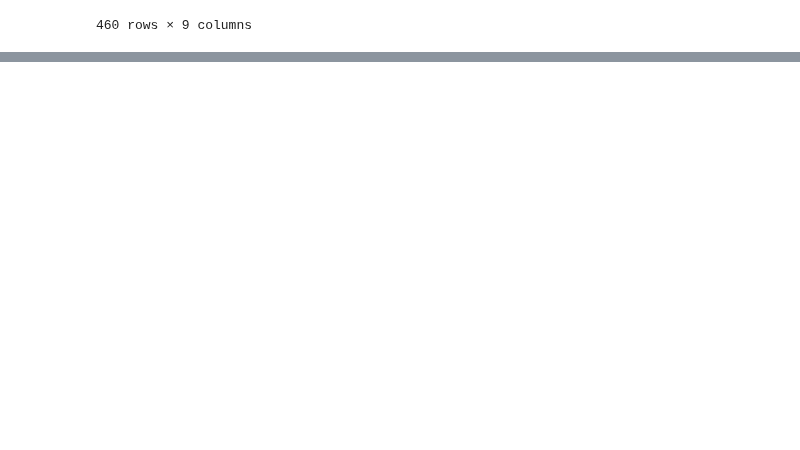
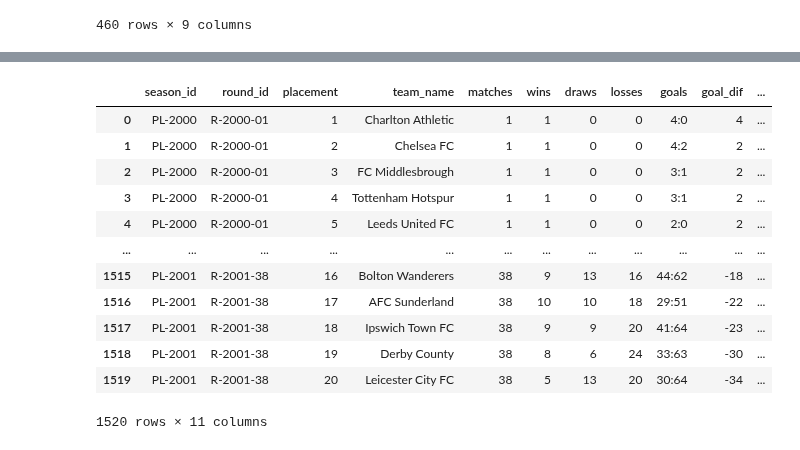
Before and after one commit to DaviGriebler/transfermarkt_scraping, a Jupyter notebook: testing scripts/oop_scraping_scripts.ipynb, the cells around one changed output, grey strips where cells are left out. Saved outputs shown, nothing was run; the diff lists cells and outputs as text; code cells hidden in the pictures; blank space fills up the shorter version.

Commit message:
add get_placements into oop testing scripts

```diff
--- a/testing scripts/oop_scraping_scripts.ipynb
+++ b/testing scripts/oop_scraping_scripts.ipynb
@@ -265,0 +306,30 @@ display(df_premier_matches)
+# %%
+premier_placements = []
+head = []
+
+for season in range(2000,2002):
+    if season > 1994: season_round = 38
+    else: season_round = 42
+
+    for round in range(1,season_round+1):
+        temp = get_placements(headers,'premier-league',season,round)
+        premier_placements += temp[1:]
+        head = temp[0]
+premier_placements.insert(0,head)
+
+df_premier_placements = pd.DataFrame(premier_placements[1:], columns=premier_placements[0])
+display(df_premier_placements)
+# %% [output]
+|  | season_id | round_id | placement | team_name | matches | wins | draws | losses | goals | goal_dif | ... |
+| 0 | PL-2000 | R-2000-01 | 1 | Charlton Athletic | 1 | 1 | 0 | 0 | 4:0 | 4 | ... |
+| 1 | PL-2000 | R-2000-01 | 2 | Chelsea FC | 1 | 1 | 0 | 0 | 4:2 | 2 | ... |
+| 2 | PL-2000 | R-2000-01 | 3 | FC Middlesbrough | 1 | 1 | 0 | 0 | 3:1 | 2 | ... |
+| 3 | PL-2000 | R-2000-01 | 4 | Tottenham Hotspur | 1 | 1 | 0 | 0 | 3:1 | 2 | ... |
+| 4 | PL-2000 | R-2000-01 | 5 | Leeds United FC | 1 | 1 | 0 | 0 | 2:0 | 2 | ... |
+| ... | ... | ... | ... | ... | ... | ... | ... | ... | ... | ... | ... |
+| 1515 | PL-2001 | R-2001-38 | 16 | Bolton Wanderers | 38 | 9 | 13 | 16 | 44:62 | -18 | ... |
+| 1516 | PL-2001 | R-2001-38 | 17 | AFC Sunderland | 38 | 10 | 10 | 18 | 29:51 | -22 | ... |
+| 1517 | PL-2001 | R-2001-38 | 18 | Ipswich Town FC | 38 | 9 | 9 | 20 | 41:64 | -23 | ... |
+| 1518 | PL-2001 | R-2001-38 | 19 | Derby County | 38 | 8 | 6 | 24 | 33:63 | -30 | ... |
+| 1519 | PL-2001 | R-2001-38 | 20 | Leicester City FC | 38 | 5 | 13 | 20 | 30:64 | -34 | ... |
+1520 rows × 11 columns
```
Also changed, not shown: parts of 2 cells of this notebook.
